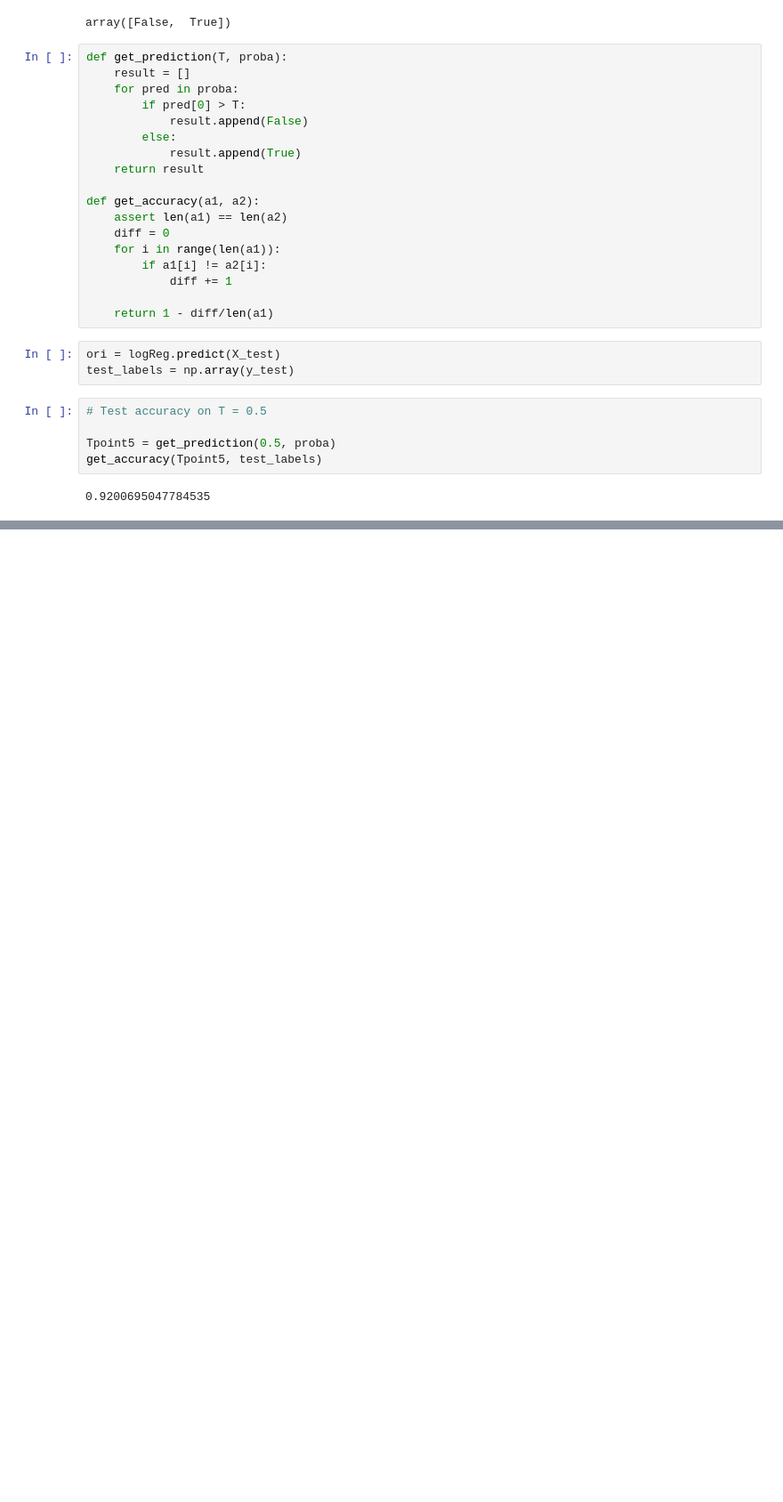
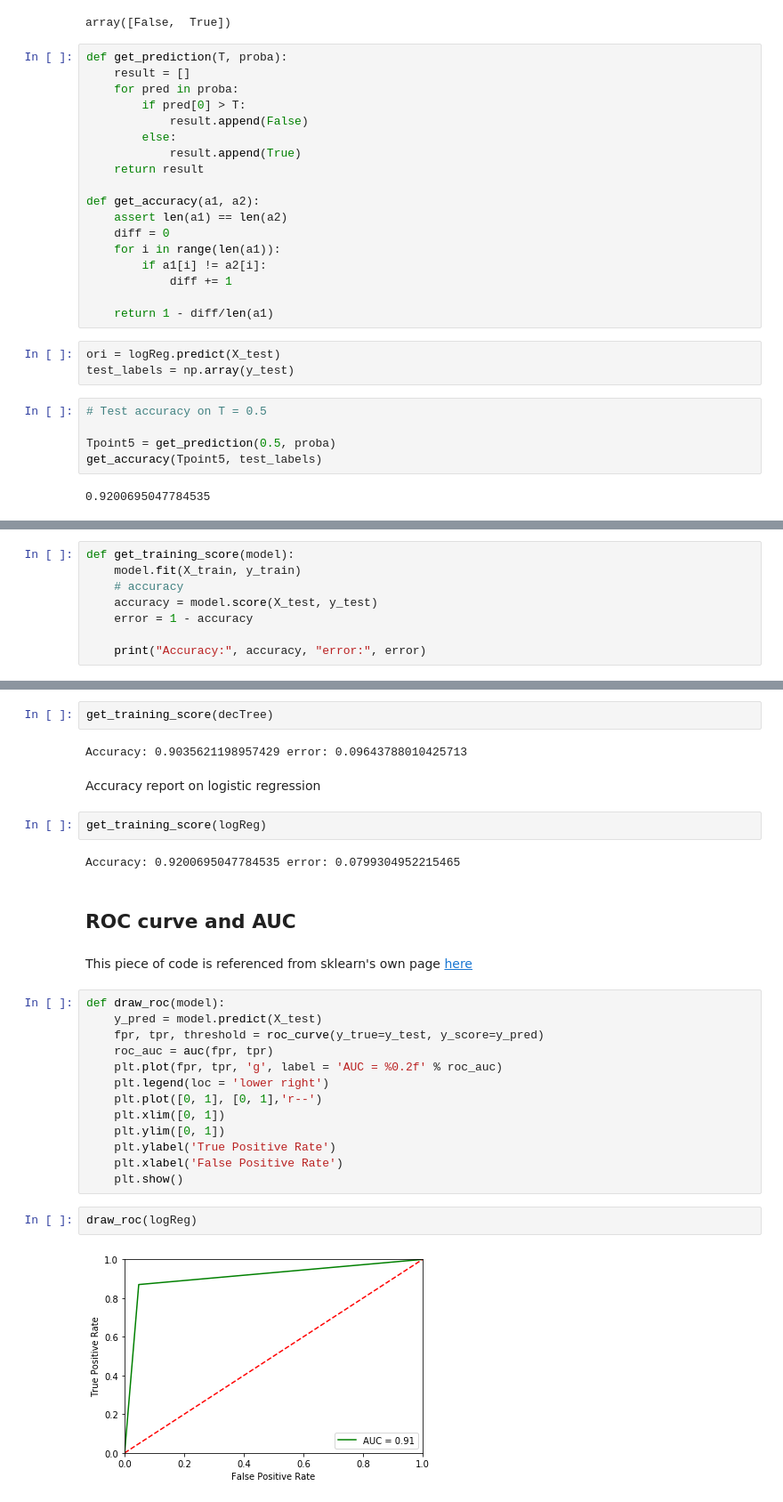
Before and after one commit to hoangpham95/4400, a Jupyter notebook: HW2/HW2.official.ipynb, the cells around one changed output, grey strips where cells are left out. Shown: that part at 89% size. Drawn from its saved outputs; the diff is of its cells as text; blank space fills up the shorter version.

```diff
--- a/HW2/HW2.official.ipynb
+++ b/HW2/HW2.official.ipynb
@@ -165,0 +173,8 @@ plt.plot(thres, acc)
+# %%
+def get_training_score(model):
+    model.fit(X_train, y_train)
+    # accuracy
+    accuracy = model.score(X_test, y_test)
+    error = 1 - accuracy
+
+    print("Accuracy:", accuracy, "error:", error)
@@ -165,0 +212,31 @@ plt.plot(thres, acc)
+# %%
+get_training_score(decTree)
+# %% [output]
+Accuracy: 0.9035621198957429 error: 0.09643788010425713
+# %% [markdown]
+Accuracy report on logistic regression
+# %%
+get_training_score(logReg)
+# %% [output]
+Accuracy: 0.9200695047784535 error: 0.0799304952215465
+# %% [markdown]
+## ROC curve and AUC
+# %% [markdown]
+This piece of code is referenced from sklearn's own page [here](http://scikit-learn.org/stable/auto_examples/model_selection/plot_roc_crossval.html)
+# %%
+def draw_roc(model):
+    y_pred = model.predict(X_test)
+    fpr, tpr, threshold = roc_curve(y_true=y_test, y_score=y_pred)
+    roc_auc = auc(fpr, tpr)
+    plt.plot(fpr, tpr, 'g', label = 'AUC = %0.2f' % roc_auc)
+    plt.legend(loc = 'lower right')
+    plt.plot([0, 1], [0, 1],'r--')
+    plt.xlim([0, 1])
+    plt.ylim([0, 1])
+    plt.ylabel('True Positive Rate')
+    plt.xlabel('False Positive Rate')
+    plt.show()
+# %%
+draw_roc(logReg)
+# %% [output]
+[figure, added]
```
Also changed, not shown: parts of 37 cells of this notebook, 1 other file.
